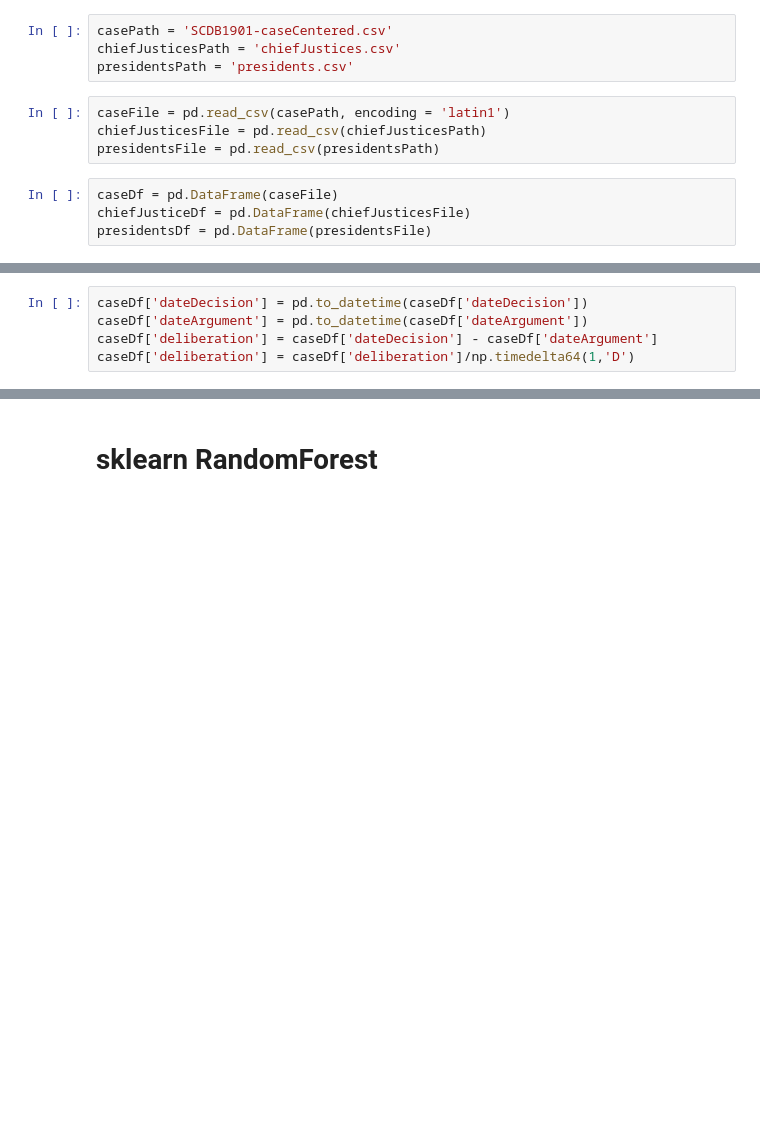
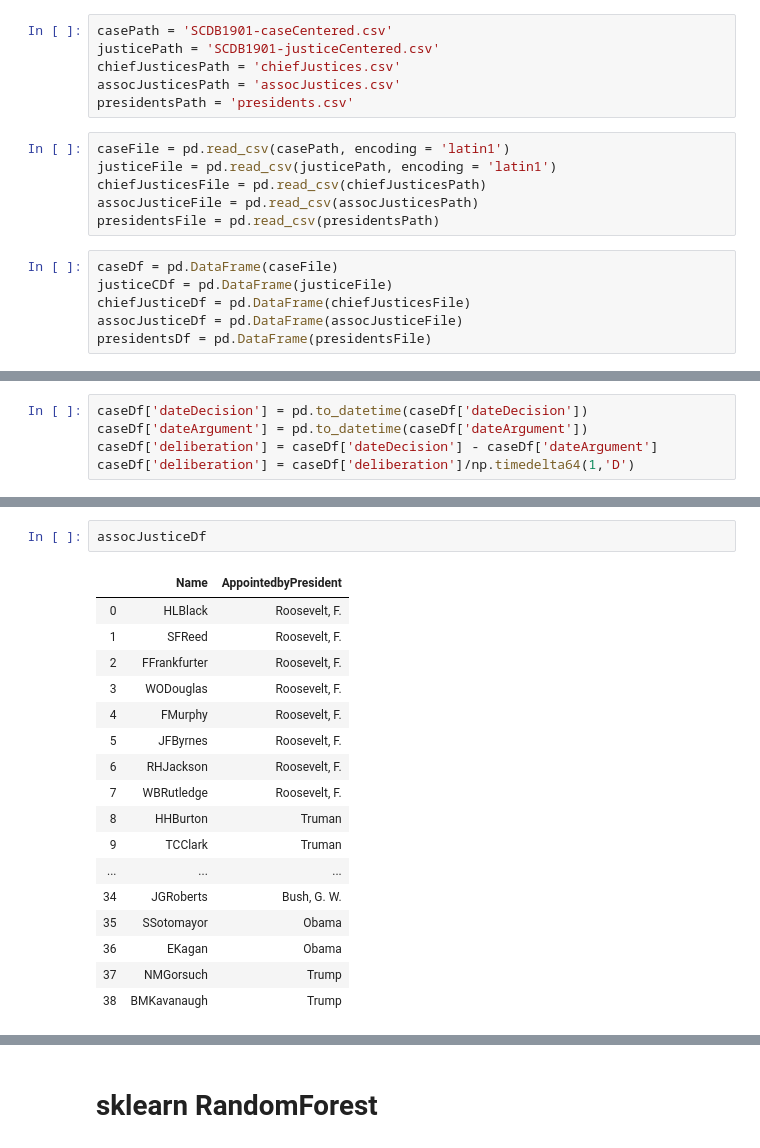
Before and after one commit to milesholtzman/Supreme-Court-Machine-Learning-Model, a Jupyter notebook: mainScript.ipynb, the cells around one changed output, grey strips where cells are left out. Drawn from its saved outputs; the diff is of its cells as text; blank space fills up the shorter version.

```diff
--- a/mainScript.ipynb
+++ b/mainScript.ipynb
@@ -17,13 +19,19 @@ pd.set_option("max_columns", None)
 # Data Import and Cleaning
 # %%
 casePath = 'SCDB1901-caseCentered.csv'
+justicePath = 'SCDB1901-justiceCentered.csv'
 chiefJusticesPath = 'chiefJustices.csv'
+assocJusticesPath = 'assocJustices.csv'
 presidentsPath = 'presidents.csv'
 # %%
 caseFile = pd.read_csv(casePath, encoding = 'latin1')
+justiceFile = pd.read_csv(justicePath, encoding = 'latin1')
 chiefJusticesFile = pd.read_csv(chiefJusticesPath)
+assocJusticeFile = pd.read_csv(assocJusticesPath)
 presidentsFile = pd.read_csv(presidentsPath)
 # %%
 caseDf = pd.DataFrame(caseFile)
+justiceCDf = pd.DataFrame(justiceFile)
 chiefJusticeDf = pd.DataFrame(chiefJusticesFile)
+assocJusticeDf = pd.DataFrame(assocJusticeFile)
 presidentsDf = pd.DataFrame(presidentsFile)
@@ -167,0 +200,20 @@ preprocessDf = pd.DataFrame({'caseName': caseDf['caseName'], 'chief': chiefEncod
+# %%
+assocJusticeDf
+# %% [output]
+|  | Name | AppointedbyPresident |
+| 0 | HLBlack | Roosevelt, F. |
+| 1 | SFReed | Roosevelt, F. |
+| 2 | FFrankfurter | Roosevelt, F. |
+| 3 | WODouglas | Roosevelt, F. |
+| 4 | FMurphy | Roosevelt, F. |
+| 5 | JFByrnes | Roosevelt, F. |
+| 6 | RHJackson | Roosevelt, F. |
+| 7 | WBRutledge | Roosevelt, F. |
+| 8 | HHBurton | Truman |
+| 9 | TCClark | Truman |
+| ... | ... | ... |
+| 34 | JGRoberts | Bush, G. W. |
+| 35 | SSotomayor | Obama |
+| 36 | EKagan | Obama |
+| 37 | NMGorsuch | Trump |
+| 38 | BMKavanaugh | Trump |
```
Also changed, not shown: parts of 52 cells of this notebook, 4 other files.
